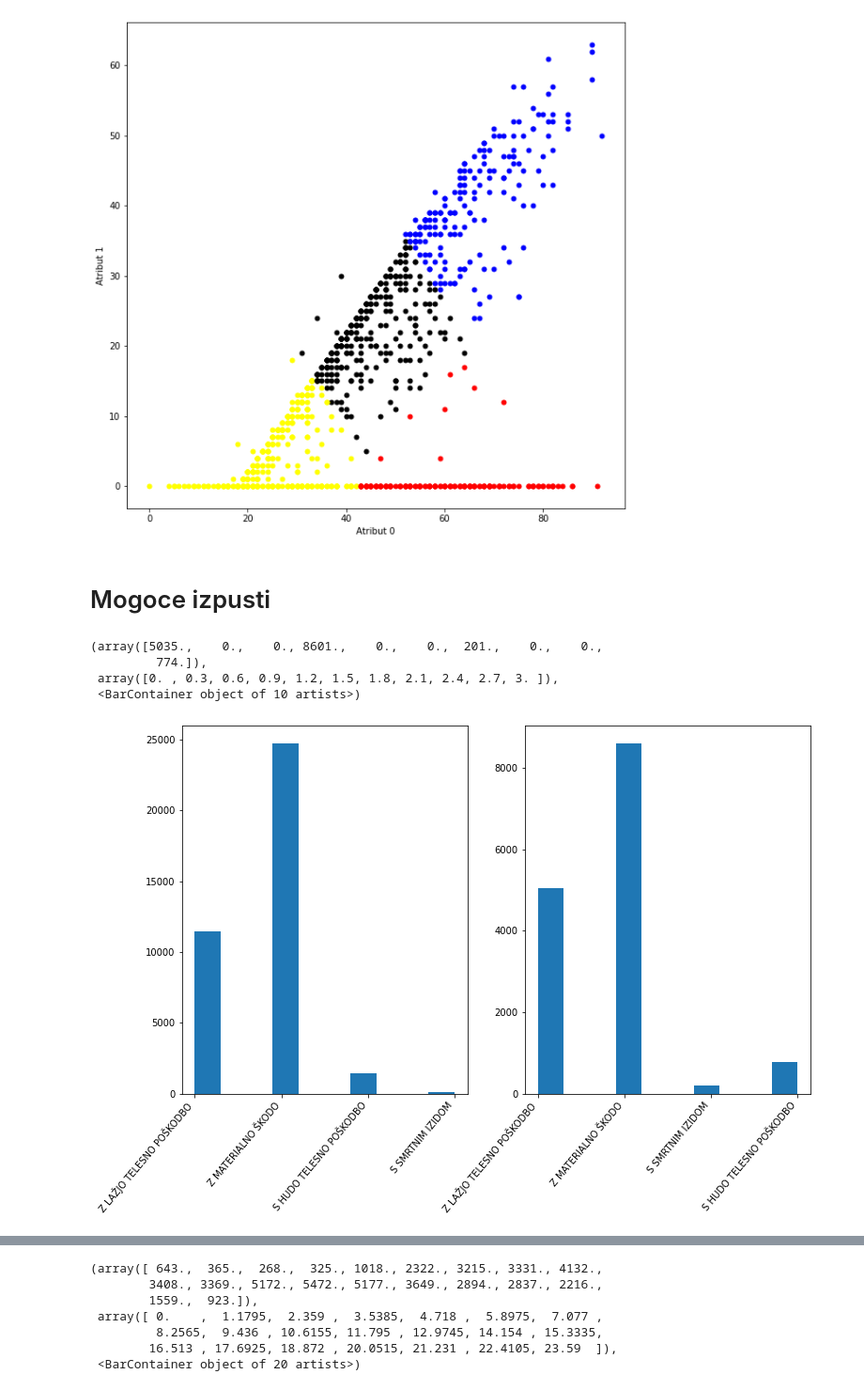
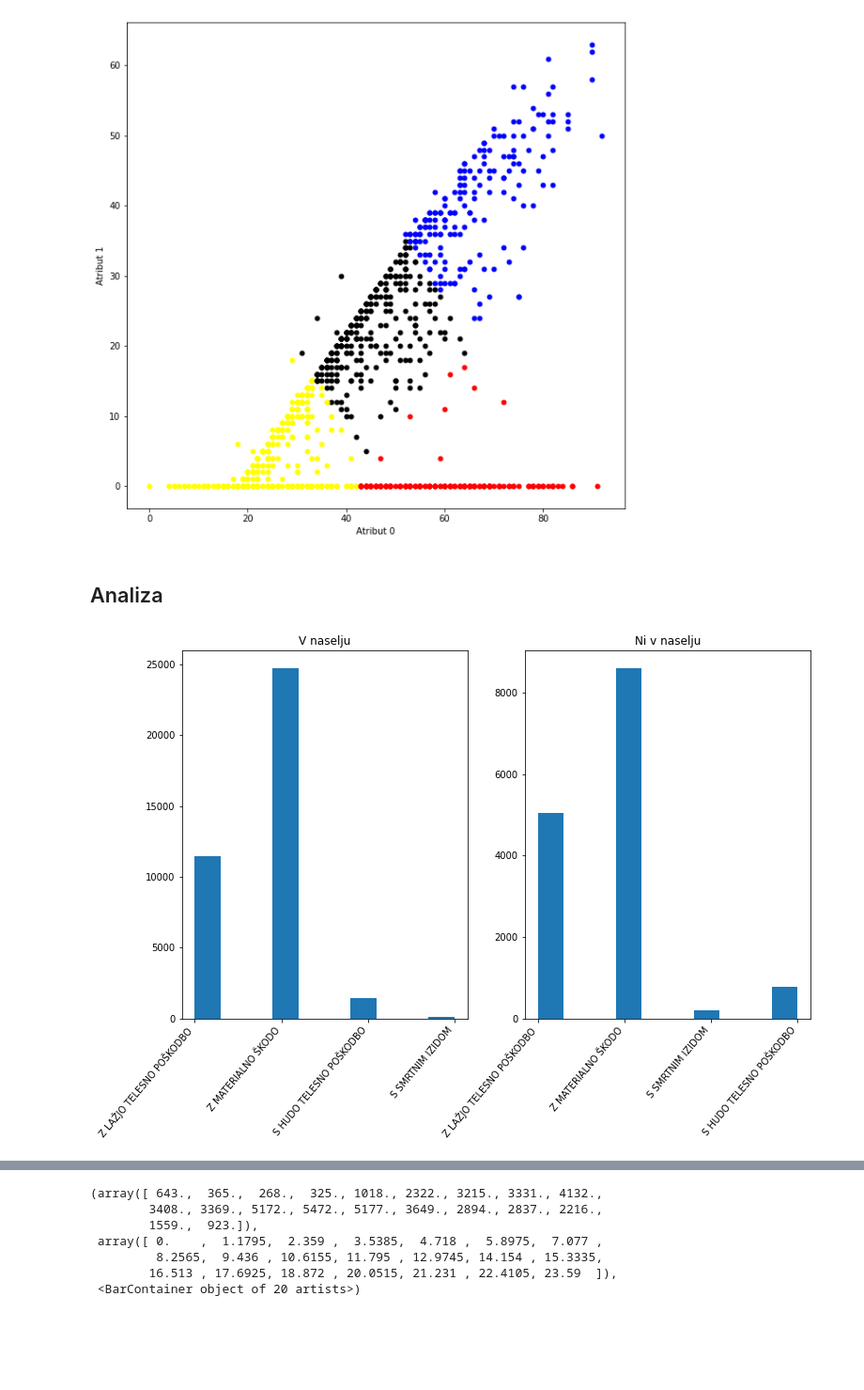
Before and after one commit to matej2000/PR21MV, a Jupyter notebook: main.ipynb, the cells around one changed output, grey strips where cells are left out. Shown at 94% size. Saved outputs shown, nothing was run; the diff lists cells and outputs as text; code cells hidden in the pictures; blank space fills up the shorter version.

```diff
--- a/main.ipynb
+++ b/main.ipynb
@@ -326,18 +326,16 @@ plt.ylabel("Atribut 1")
 plt.show()
 # %% [output]
 [figure]
-# %% [markdown]
-# Mogoce izpusti
+# %% [markdown]
+## Analiza
 # %%
 fig, axs = plt.subplots(1,2)
 fig.set_figwidth(12)
 fig.set_figheight(8)
 fig.autofmt_xdate(rotation=50)
 axs[0].hist(data[data["VNaselju"] == "DA"]["KlasifikacijaNesrece"])
+axs[0].title.set_text("V naselju")
 axs[1].hist(data[data["VNaselju"] == "NE"]["KlasifikacijaNesrece"])
+axs[1].title.set_text("Ni v naselju")
 # %% [output]
-(array([5035.,    0.,    0., 8601.,    0.,    0.,  201.,    0.,    0.,
-         774.]),
- array([0. , 0.3, 0.6, 0.9, 1.2, 1.5, 1.8, 2.1, 2.4, 2.7, 3. ]),
- <BarContainer object of 10 artists>)
-[figure, old version]
+[figure, new version]
```
Also changed, not shown: parts of 7 cells of this notebook.
